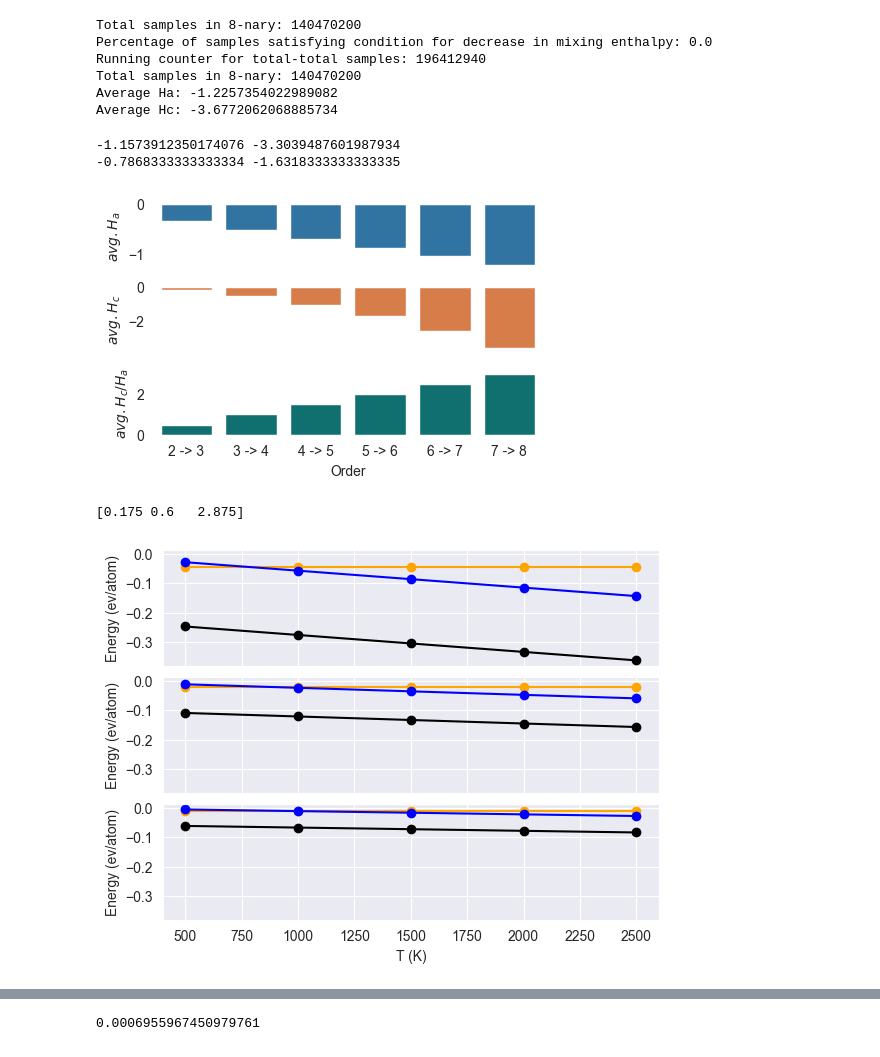
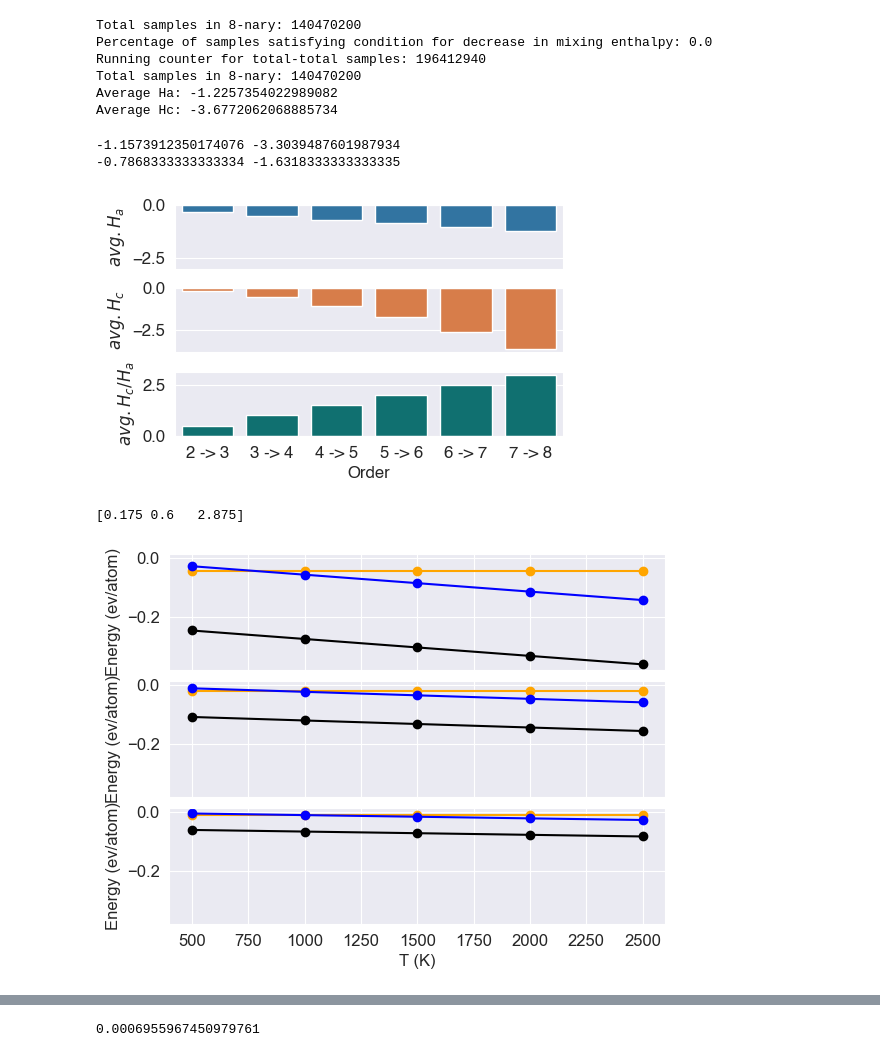
Before and after one commit to Pravanop/mixing-enthalpy, a Jupyter notebook: far_heaa/src/far_heaa/high_throughput/ha_hc.ipynb, the cells around one changed output, grey strips where cells are left out. Saved outputs shown, nothing was run; the diff lists cells and outputs as text; code cells hidden in the pictures.

Commit message:
plots for alloying paper

```diff
--- a/far_heaa/src/far_heaa/high_throughput/ha_hc.ipynb
+++ b/far_heaa/src/far_heaa/high_throughput/ha_hc.ipynb
@@ -161,40 +161,40 @@ hc = np.array([-0.170, -0.525, -1.05, -1.75, -2.626, -3.67])
 total = np.array([36540, 365400, 2137590, 10687950, 42751800, 140470200])
 print(np.sum(ha*total)/196412940, np.sum(hc*total)/196412940 )
 print(np.mean(ha), np.mean(hc) )
 # plt.bar(x, y_values)
 # plt.axhline(y=0.66, c = 'black')
 
 fig, ax = plt.subplots(3, 1, sharex=True, figsize=(5
                                                    , 3))
 
-# Ensure white background for the figure and axes
-fig.patch.set_facecolor('white')
-for a in ax:
-    a.set_facecolor('white')
-
+import matplotlib
+matplotlib.rcParams['font.family'] = 'helvetica'
+matplotlib.rcParams['font.weight'] = 'normal'
+matplotlib.rcParams['font.size'] = 12
 # Plot data
 sns.barplot(x=x, y=ha, ax=ax[0], color="#1f77b4")  # Default Seaborn blue
 sns.barplot(x=x, y=hc, ax=ax[1], color="#EE7733")  # Orange
 sns.barplot(x=x, y=[i / j for i, j in zip(hc, ha)], ax=ax[2], color="#008080")  # Teal
 
 # Set labels
 ax[0].set_ylabel('$avg. H_a$')
 ax[1].set_ylabel('$avg. H_c$')
 ax[2].set_ylabel('$avg. H_c/H_a$')
 ax[2].set_xticks(x)
+ax[0].set_ylim(-3, 0)
 plt.xlabel('Order')
 
 # Adjust spacing
 plt.subplots_adjust(hspace=0.3, wspace=0.0)
 
 # Save the plot
-plt.savefig('./sampling.png', facecolor='white', bbox_inches='tight')
+plt.savefig('/Users/pravanomprakash/Documents/Projects/mixing-enthalpy/far_heaa/src/far_heaa/high_throughput/sampling.png', facecolor='white', bbox_inches='tight', transparent=True)
 
 plt.show()
 # %% [output]
 -1.1573912350174076 -3.3039487601987934
 -0.7868333333333334 -1.6318333333333335
-[figure, old version]
+[figure, new version]
 # %%
 fig, ax = plt.subplots(3, 1, sharex=True, sharey=True)
 
@@ -220,4 +220,4 @@ ax[2].set_xlabel('T (K)')
 plt.subplots_adjust(hspace=0.1, wspace=0.0)
 # %% [output]
 [0.175 0.6   2.875]
-[figure, old version]
+[figure, new version]
```
Also changed, not shown: parts of 1 cell of this notebook, 6 other files.
